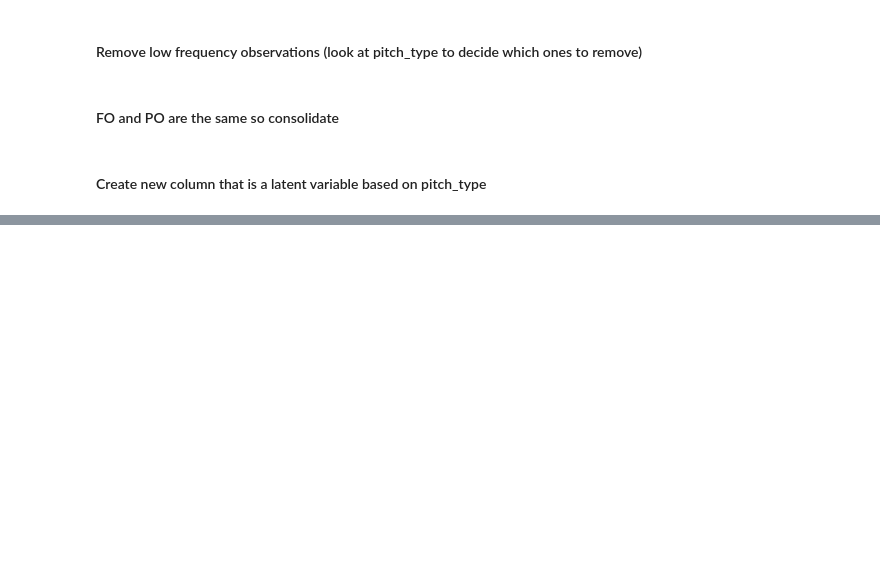
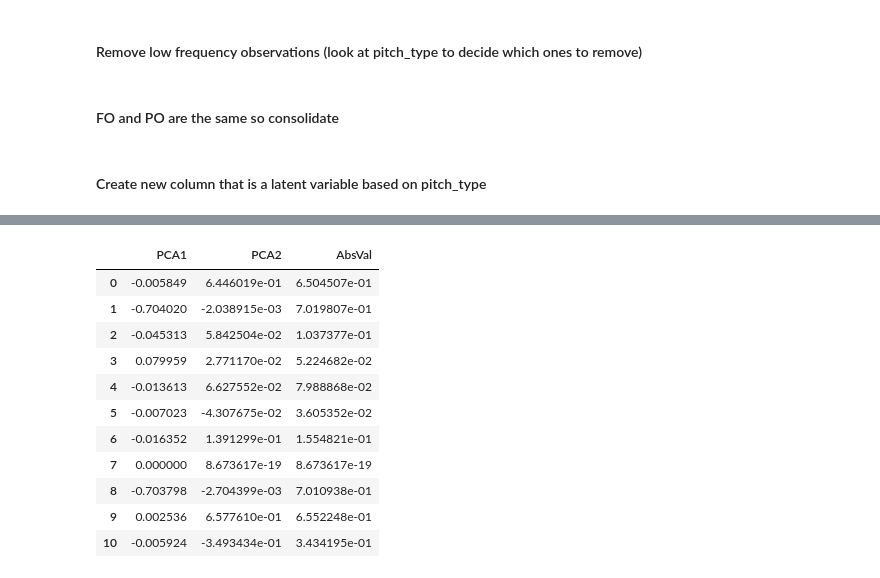
Before and after one commit to Acasteo/MLB-pitch, a Jupyter notebook: MLB_pitchData.ipynb, the cells around one changed output, grey strips where cells are left out. Cells and saved outputs as stored; diff of their text form; code cells hidden in the pictures; blank space fills up the shorter version.

```diff
--- a/MLB_pitchData.ipynb
+++ b/MLB_pitchData.ipynb
@@ -151,0 +388,13 @@ df = df.withColumn("long_ab", udfValueToCategoryFour("pitch_num"))
+# %%
+from  pyspark.sql.functions import abs
+pca = PCA(k=2, inputCol="scaledFeatures", outputCol="pcaFeatures")
+model = pca.fit(scaledoutput)
+matrix=model.pc
+rows = matrix.toArray().tolist()
+pcadf = spark.createDataFrame(rows,['PCA1','PCA2'])
+pcadf = pcadf.withColumn('AbsVal', abs(pcadf.PCA1-pcadf.PCA2))
+pcdaf=pcadf.toPandas()
+value=spark.createDataFrame(pred, StringType())
+value = value.withColumnRenamed('value', 'Feature')
+value=value.toPandas()
+value
@@ -151,0 +414,15 @@ df = df.withColumn("long_ab", udfValueToCategoryFour("pitch_num"))
+# %%
+pcdaf
+# %% [output]
+|  | PCA1 | PCA2 | AbsVal |
+| 0 | -0.005849 | 6.446019e-01 | 6.504507e-01 |
+| 1 | -0.704020 | -2.038915e-03 | 7.019807e-01 |
+| 2 | -0.045313 | 5.842504e-02 | 1.037377e-01 |
+| 3 | 0.079959 | 2.771170e-02 | 5.224682e-02 |
+| 4 | -0.013613 | 6.627552e-02 | 7.988868e-02 |
+| 5 | -0.007023 | -4.307675e-02 | 3.605352e-02 |
+| 6 | -0.016352 | 1.391299e-01 | 1.554821e-01 |
+| 7 | 0.000000 | 8.673617e-19 | 8.673617e-19 |
+| 8 | -0.703798 | -2.704399e-03 | 7.010938e-01 |
+| 9 | 0.002536 | 6.577610e-01 | 6.552248e-01 |
+| 10 | -0.005924 | -3.493434e-01 | 3.434195e-01 |
```
Also changed, not shown: parts of 49 cells of this notebook.
